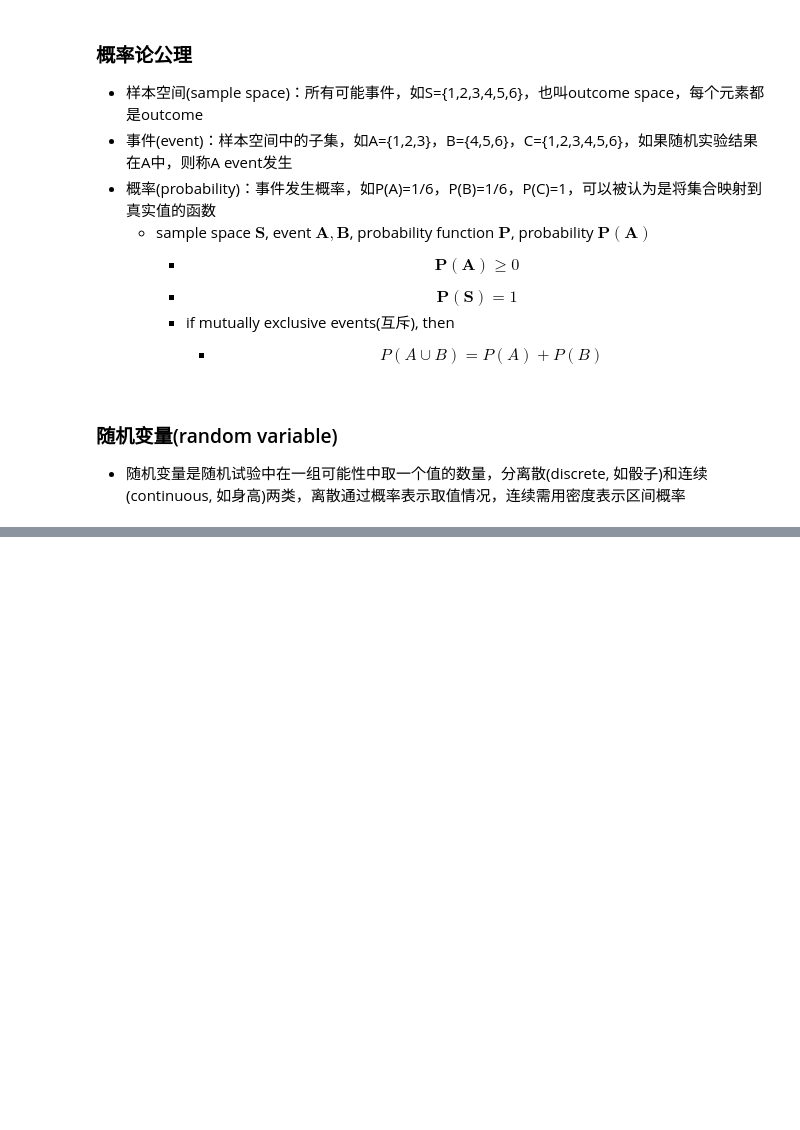
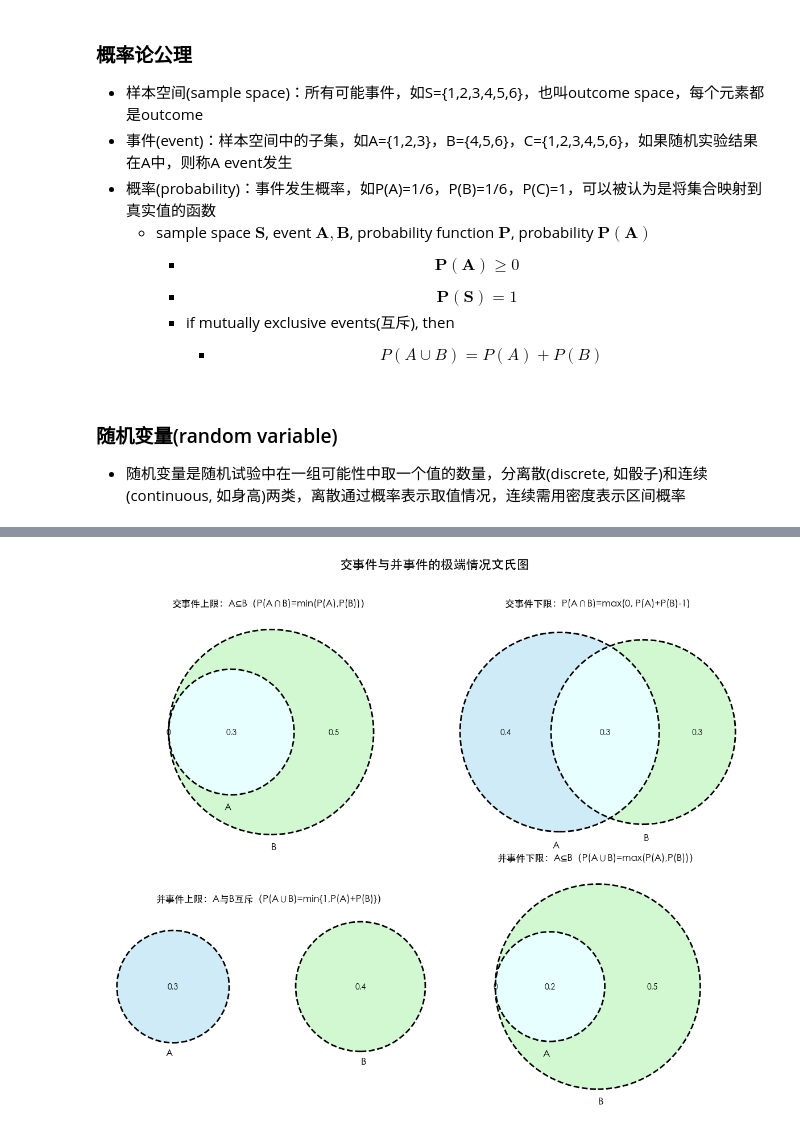
Before and after one commit to shuai-zz/dive_into_deep_learning, a Jupyter notebook: chapter2/6.probability_and_statistics.ipynb, the cells around one changed output, grey strips where cells are left out. Drawn from its saved outputs; the diff is of its cells as text; code cells hidden in the pictures; blank space fills up the shorter version.

```diff
--- a/chapter2/6.probability_and_statistics.ipynb
+++ b/chapter2/6.probability_and_statistics.ipynb
@@ -93,0 +184,62 @@ $$ \mathbf{P}(B)=\sum_{A}\mathbf{P}(A,B) $$
+# %%
+
+from matplotlib_venn import venn2, venn2_circles
+
+# 关键：替换为Mac原生中文字体，优先选苹方，备选华文黑体等
+plt.rcParams["font.family"] = ["STHeiti", "Arial Unicode MS"]
+plt.rcParams["axes.unicode_minus"] = False  # 解决负号显示问题
+
+# 创建一个2x2的子图
+fig, axes = plt.subplots(2, 2, figsize=(12, 10))
+fig.suptitle("交事件与并事件的极端情况文氏图", fontsize=16)
+
+# --------------------------
+# 1. 交事件上限：A完全包含于B（P(A∩B)=P(A)，此时P(A)≤P(B)）
+# --------------------------
+ax1 = axes[0, 0]
+venn2(subsets=(0, 0.5, 0.3),  # 子集格式：(只A, 只B, A∩B)，总和为P(A∪B)
+      set_labels=('A', 'B'),
+      ax=ax1,
+      set_colors=('skyblue', 'lightgreen'))
+venn2_circles(subsets=(0, 0.5, 0.3), ax=ax1, linestyle='dashed')
+ax1.set_title("交事件上限：A⊆B（P(A∩B)=min(P(A),P(B))）")
+
+# --------------------------
+# 2. 交事件下限：A和B重叠最小（P(A∩B)=max(0, P(A)+P(B)-1)）
+# 示例：P(A)=0.6, P(B)=0.5，则P(A∩B)=0.1（因0.6+0.5-1=0.1）
+# --------------------------
+ax2 = axes[0, 1]
+venn2(subsets=(0.4, 0.3, 0.3),  # 只A=0.6-0.1=0.5；只B=0.5-0.1=0.4；交=0.1
+      set_labels=('A', 'B'),
+      ax=ax2,
+      set_colors=('skyblue', 'lightgreen'))
+venn2_circles(subsets=(0.4, 0.3, 0.3), ax=ax2, linestyle='dashed')
+ax2.set_title("交事件下限：P(A∩B)=max(0, P(A)+P(B)-1)")
+
+# --------------------------
+# 3. 并事件上限：A和B互斥（P(A∪B)=P(A)+P(B)，此时P(A)+P(B)≤1）
+# 示例：P(A)=0.3, P(B)=0.4，无重叠，P(A∪B)=0.7
+# --------------------------
+ax3 = axes[1, 0]
+venn2(subsets=(0.3, 0.4, 0),  # 交事件为0（互斥）
+      set_labels=('A', 'B'),
+      ax=ax3,
+      set_colors=('skyblue', 'lightgreen'))
+venn2_circles(subsets=(0.3, 0.4, 0), ax=ax3, linestyle='dashed')
+ax3.set_title("并事件上限：A与B互斥（P(A∪B)=min{1,P(A)+P(B)}）")
+
+# --------------------------
+# 4. 并事件下限：A完全包含于B（P(A∪B)=P(B)，此时P(B)≥P(A)）
+# --------------------------
+ax4 = axes[1, 1]
+venn2(subsets=(0, 0.5, 0.2),  # 只A=0.2，只B=0.5，交=0.2（P(A)=0.4，P(B)=0.7）
+      set_labels=('A', 'B'),
+      ax=ax4,
+      set_colors=('skyblue', 'lightgreen'))
+venn2_circles(subsets=(0, 0.5, 0.2), ax=ax4, linestyle='dashed')
+ax4.set_title("并事件下限：A⊆B（P(A∪B)=max(P(A),P(B))）")
+
+plt.tight_layout(rect=[0, 0, 1, 0.96])  # 调整布局，避免标题重叠
+plt.show()
+# %% [output]
+[figure, added]
```
Also changed, not shown: parts of 10 cells of this notebook.
